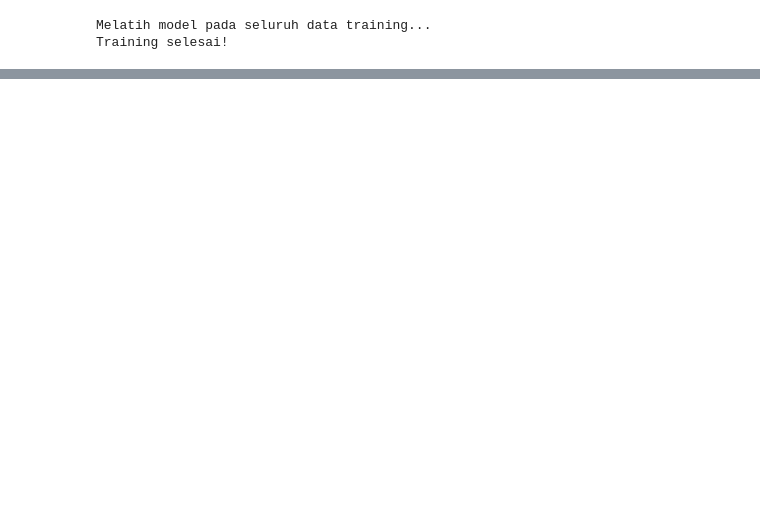
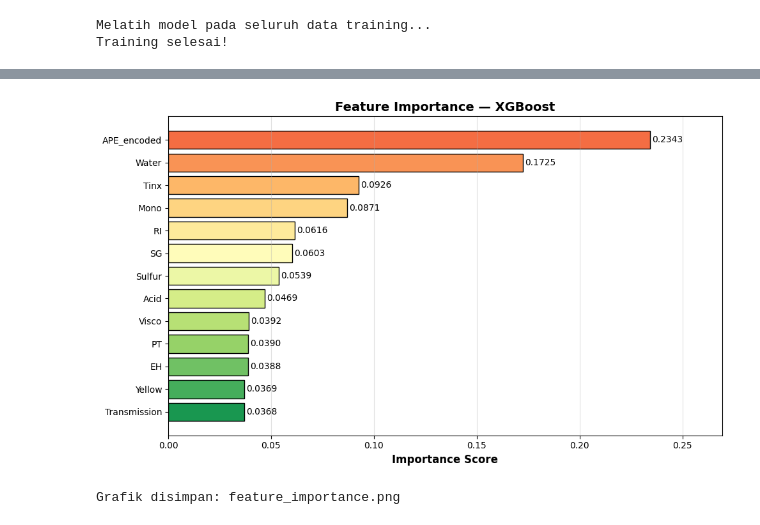
Before and after one commit to dieall/Klasifikasi-XGBOOST, a Jupyter notebook: XGBOOST_Klasifikasi_1.ipynb, the cells around one changed output, grey strips where cells are left out. Saved outputs shown, nothing was run; the diff lists cells and outputs as text; code cells hidden in the pictures; blank space fills up the shorter version.

```diff
--- a/XGBOOST_Klasifikasi_1.ipynb
+++ b/XGBOOST_Klasifikasi_1.ipynb
@@ -631,0 +825,11 @@ Training selesai!
+# %%
+feat_imp = pd.DataFrame({
+    'Feature'   : FEATURE_COLS,
+    'Importance' : model.feature_importances_
+}).sort_values('Importance', ascending=False).reset_index(drop=True)
+
+print("=" * 50)
+print("FEATURE IMPORTANCE (XGBoost)")
+print("=" * 50)
+print(feat_imp.to_string(index=False))
+print("=" * 50)
@@ -631,0 +855,21 @@ Training selesai!
+# %%
+fig, ax = plt.subplots(figsize=(10, 6))
+palette = plt.cm.RdYlGn(np.linspace(0.2, 0.9, len(feat_imp)))
+
+bars = ax.barh(feat_imp['Feature'][::-1], feat_imp['Importance'][::-1],
+               color=palette[::-1], edgecolor='black')
+for bar, val in zip(bars, feat_imp['Importance'][::-1]):
+    ax.text(bar.get_width() + 0.001, bar.get_y() + bar.get_height()/2,
+            f'{val:.4f}', va='center', fontsize=10)
+
+ax.set_xlabel('Importance Score', fontsize=12, fontweight='bold')
+ax.set_title('Feature Importance — XGBoost', fontsize=14, fontweight='bold')
+ax.grid(axis='x', alpha=0.4)
+ax.set_xlim([0, feat_imp['Importance'].max() * 1.15])
+plt.tight_layout()
+plt.savefig('feature_importance.png', dpi=150, bbox_inches='tight')
+plt.show()
+print("Grafik disimpan: feature_importance.png")
+# %% [output]
+[figure, added]
+Grafik disimpan: feature_importance.png
```
Also changed, not shown: parts of 11 cells of this notebook, 17 other files.
